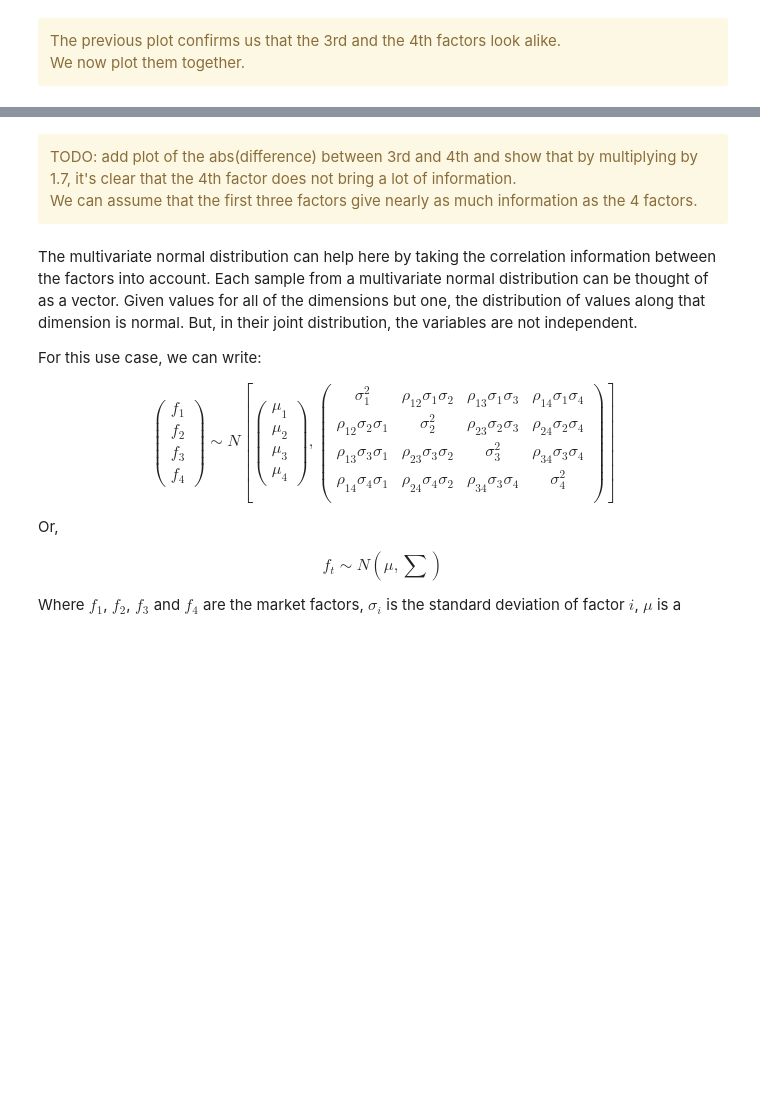
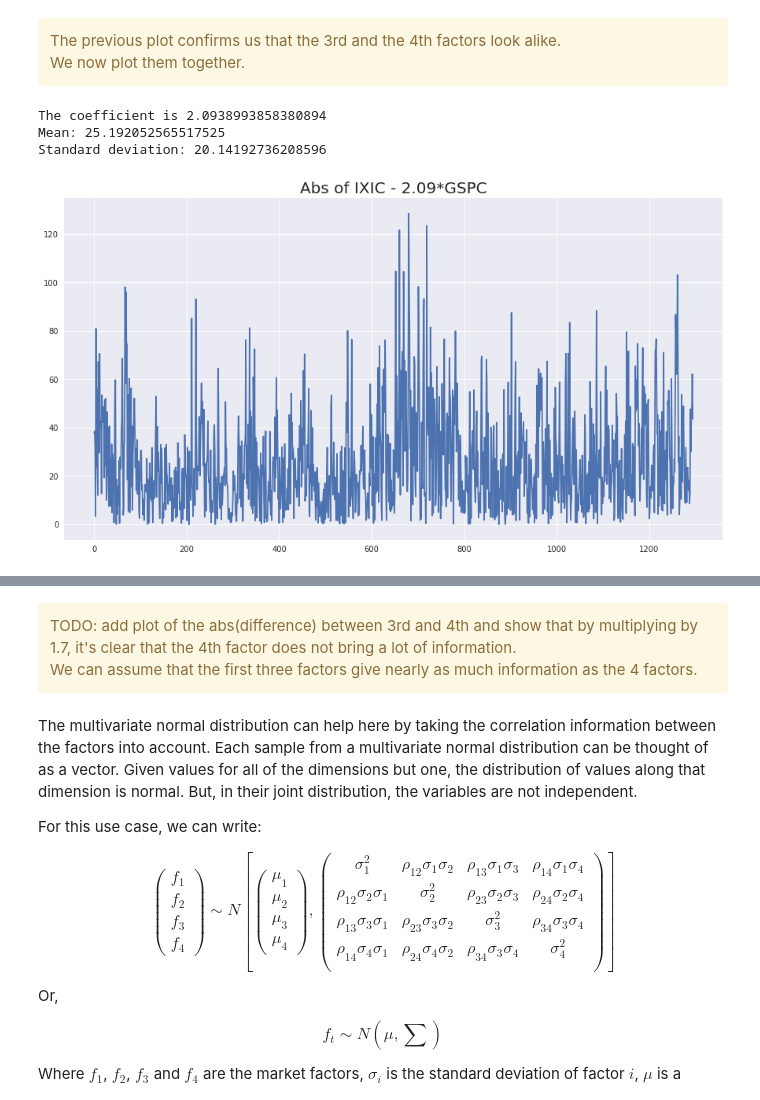
Before and after one commit to sgiammy/AML-course, a Jupyter notebook: MC/MC.ipynb, the cells around one changed output, grey strips where cells are left out. Drawn from its saved outputs; the diff is of its cells as text; code cells hidden in the pictures; blank space fills up the shorter version.

```diff
--- a/MC/MC.ipynb
+++ b/MC/MC.ipynb
@@ -1430,4 +1442,21 @@ f.subplots_adjust(hspace=0.3)
 The previous plot confirms us that the 3rd and the 4th factors look alike.<br>
 We now plot them together.
 </div>
+# %%
+from sklearn import linear_model
+lr = linear_model.LinearRegression()
+lr.fit(np.array(factorsReturns[2]).reshape(-1, 1) , np.array(factorsReturns[3]).reshape(-1, 1) )
+print("The coefficient is",lr.coef_[0][0])
+f = [abs(lr.coef_[0][0]*x-y) for (x,y) in zip(factorsReturns[2],factorsReturns[3])]
+plt.figure(figsize=(15,8))
+plt.plot(f)
+plt.title("Abs of IXIC - 2.09*GSPC", fontsize = 20)
+diff = np.array([abs(lr.coef_*x-y) for (x,y) in zip(factorsReturns[2],factorsReturns[3])])
+print("Mean:",np.mean(diff))
+print("Standard deviation:",np.std(diff))
+# %% [output]
+The coefficient is 2.0938993858380894
+Mean: 25.192052565517525
+Standard deviation: 20.14192736208596
+[figure, added]
 # %%
```
Also changed, not shown: parts of 24 cells of this notebook.
